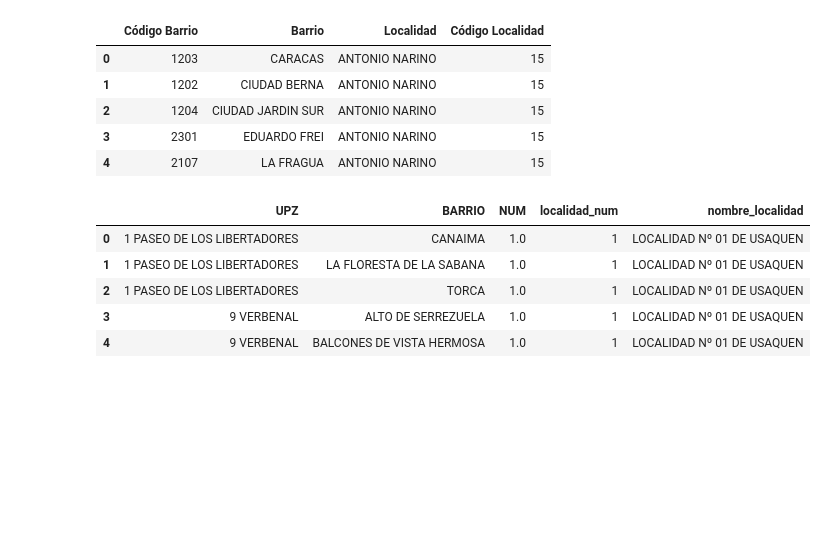
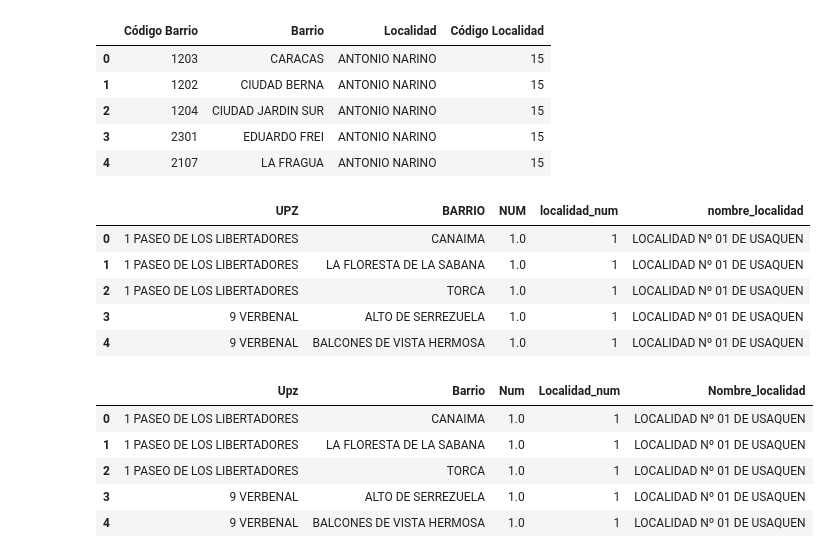
Before and after one commit to ASWCopIA/P1_Hurtos_Bogota, a Jupyter notebook: notebooks/Localidades_UPZ.ipynb, the cells around one changed output. Cells and saved outputs as stored; diff of their text form; code cells hidden in the pictures; blank space fills up the shorter version.

Commit message:
Se trabajo el nombre de los barrios para posteriormente hacer un inner join con las localidades

```diff
--- a/notebooks/Localidades_UPZ.ipynb
+++ b/notebooks/Localidades_UPZ.ipynb
@@ -16,7 +31,7 @@ local_barrios_df.head()
 | 4 | 2107 | LA FRAGUA | ANTONIO NARINO | 15 |
 # %%
 #Carga de archivos - localidades upz
-xl = pd.ExcelFile('../data/processed/localidades_y_barrios_con_upz_v2.xlsx')
+xl = pd.ExcelFile('/content/drive/My Drive/P1_Hurtos_Bogota/data/processed/localidades_y_barrios_con_upz_v2.xlsx')
 file_sheets = len(xl.sheet_names)
 file_sheets
 localidad_upz_array= []
@@ -26,6 +41,7 @@ for i in np.arange(file_sheets):
     temp_df['nombre_localidad'] = xl.sheet_names[i]
     localidad_upz_array.append(temp_df)
 
+
 final = pd.concat(localidad_upz_array)
 final.head()
 # %% [output]
@@ -35,4 +51,15 @@ final.head()
 | 2 | 1 PASEO DE LOS LIBERTADORES | TORCA | 1.0 | 1 | LOCALIDAD Nº 01 DE USAQUEN |
 | 3 | 9 VERBENAL | ALTO DE SERREZUELA | 1.0 | 1 | LOCALIDAD Nº 01 DE USAQUEN |
 | 4 | 9 VERBENAL | BALCONES DE VISTA HERMOSA | 1.0 | 1 | LOCALIDAD Nº 01 DE USAQUEN |
+# %%
+columns_names = ['Upz', 'Barrio', 'Num', 'Localidad_num', 'Nombre_localidad']
+final.columns = columns_names
+final.head()
+# %% [output]
+|  | Upz | Barrio | Num | Localidad_num | Nombre_localidad |
+| 0 | 1 PASEO DE LOS LIBERTADORES | CANAIMA | 1.0 | 1 | LOCALIDAD Nº 01 DE USAQUEN |
+| 1 | 1 PASEO DE LOS LIBERTADORES | LA FLORESTA DE LA SABANA | 1.0 | 1 | LOCALIDAD Nº 01 DE USAQUEN |
+| 2 | 1 PASEO DE LOS LIBERTADORES | TORCA | 1.0 | 1 | LOCALIDAD Nº 01 DE USAQUEN |
+| 3 | 9 VERBENAL | ALTO DE SERREZUELA | 1.0 | 1 | LOCALIDAD Nº 01 DE USAQUEN |
+| 4 | 9 VERBENAL | BALCONES DE VISTA HERMOSA | 1.0 | 1 | LOCALIDAD Nº 01 DE USAQUEN |
 # %%
```
Also changed, not shown: parts of 12 cells of this notebook, 2 other files.
